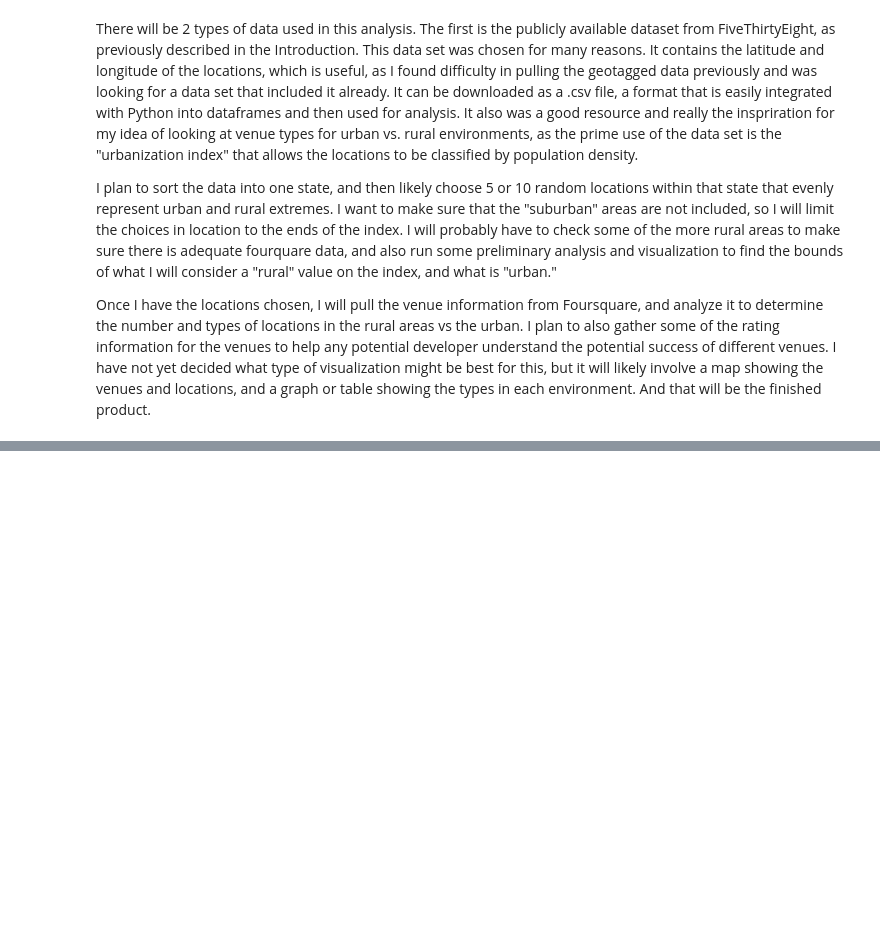
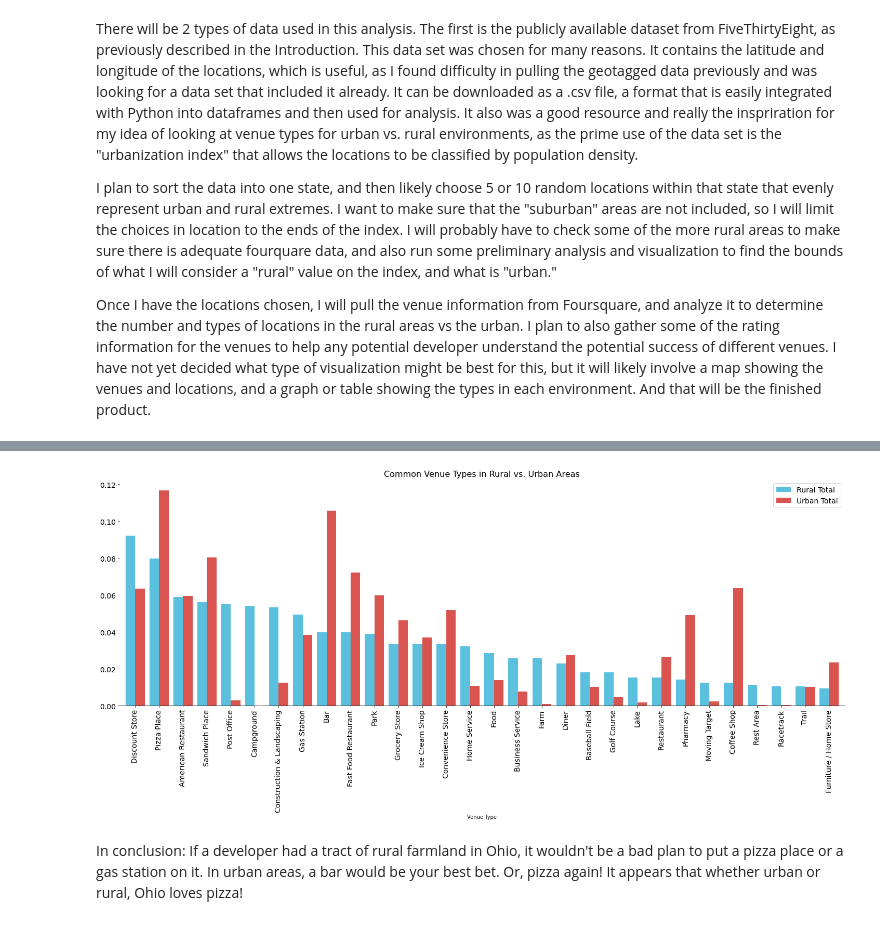
Before and after one commit to kephillips2010/Coursera_Capstone, a Jupyter notebook: Final Project: Venue Types based on Urban Index.ipynb, the cells around one changed output, grey strips where cells are left out. Drawn from its saved outputs; the diff is of its cells as text; code cells hidden in the pictures; blank space fills up the shorter version.

```diff
--- a/Final Project: Venue Types based on Urban Index.ipynb
+++ b/Final Project: Venue Types based on Urban Index.ipynb
@@ -18,0 +621,4 @@ Once I have the locations chosen, I will pull the venue information from Foursqu
+# %%
+rural_total = rural_total.reset_index(drop = False)
+rural_total.columns = ('Venue Type', 'Rural Total')
+rural_total.head()
@@ -18,0 +632,5 @@ Once I have the locations chosen, I will pull the venue information from Foursqu
+# %%
+#need named columns to be able to merge the dataframes and compare them
+venue_compare = rural_total.merge(urban_total)
+venue_compare = venue_compare.head(30)
+venue_compare
@@ -18,0 +655,4 @@ Once I have the locations chosen, I will pull the venue information from Foursqu
+# %%
+#setting the index back to venue type for graphing
+venue_compare = venue_compare.set_index('Venue Type')
+venue_compare
@@ -18,0 +686,5 @@ Once I have the locations chosen, I will pull the venue information from Foursqu
+# %%
+#manually dividing the data to create a normal dataframe
+venue_compare_normal = venue_compare.divide([1052,7629], axis = 'columns')
+venue_compare_normal
+#venue_compare_normal= venue_compare_normal.drop(columns = ['index'])
@@ -18,0 +710,16 @@ Once I have the locations chosen, I will pull the venue information from Foursqu
+# %%
+#graphing the comparative values
+bargraph = venue_compare_normal.plot(kind = 'bar', figsize = (25,8), width = .8, color = ('#5bc0de', '#d9534f'), fontsize = 14)
+bargraph.set_title("Common Venue Types in Rural vs. Urban Areas", fontsize = 16)
+bargraph.legend(fontsize = 14)
+bargraph.spines['top'].set_visible(False)
+bargraph.spines['right'].set_visible(False)
+bargraph.spines['left'].set_visible(False)
+
+#for p in bargraph.patches:
+    #bargraph.annotate("{:.0%}".format(p.get_height()),
+                #xy=(p.get_x()+0.02, p.get_height()+0.01))
+# %% [output]
+[figure, added]
+# %% [markdown]
+In conclusion: If a developer had a tract of rural farmland in Ohio, it wouldn't be a bad plan to put a pizza place or a gas station on it. In urban areas, a bar would be your best bet. Or, pizza again! It appears that whether urban or rural, Ohio loves pizza!
```
Also changed, not shown: parts of 59 cells of this notebook.
